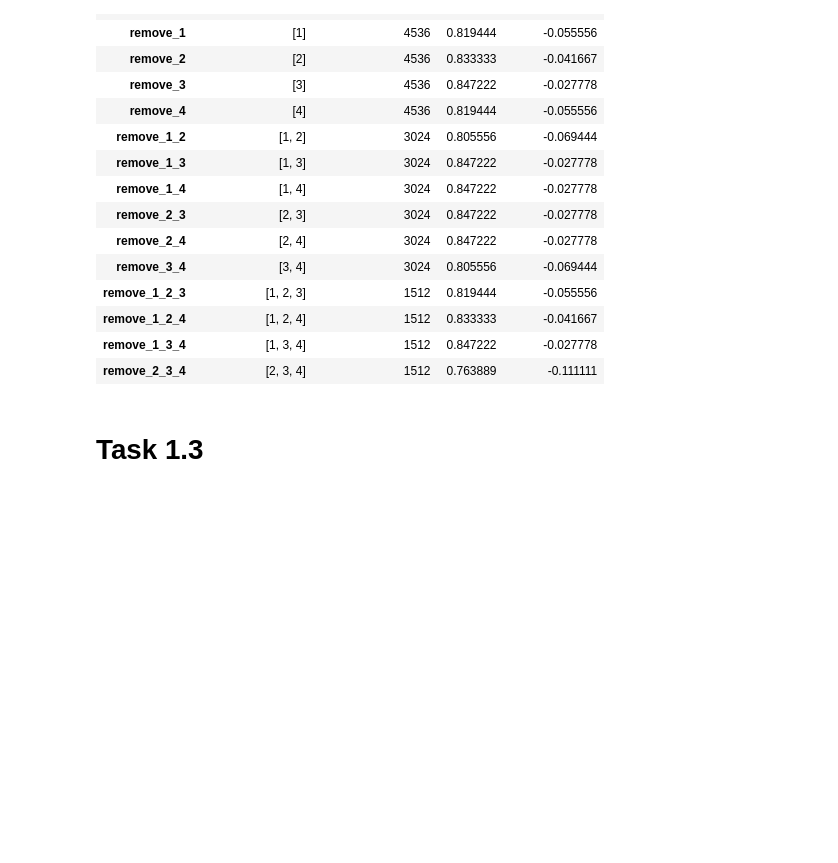
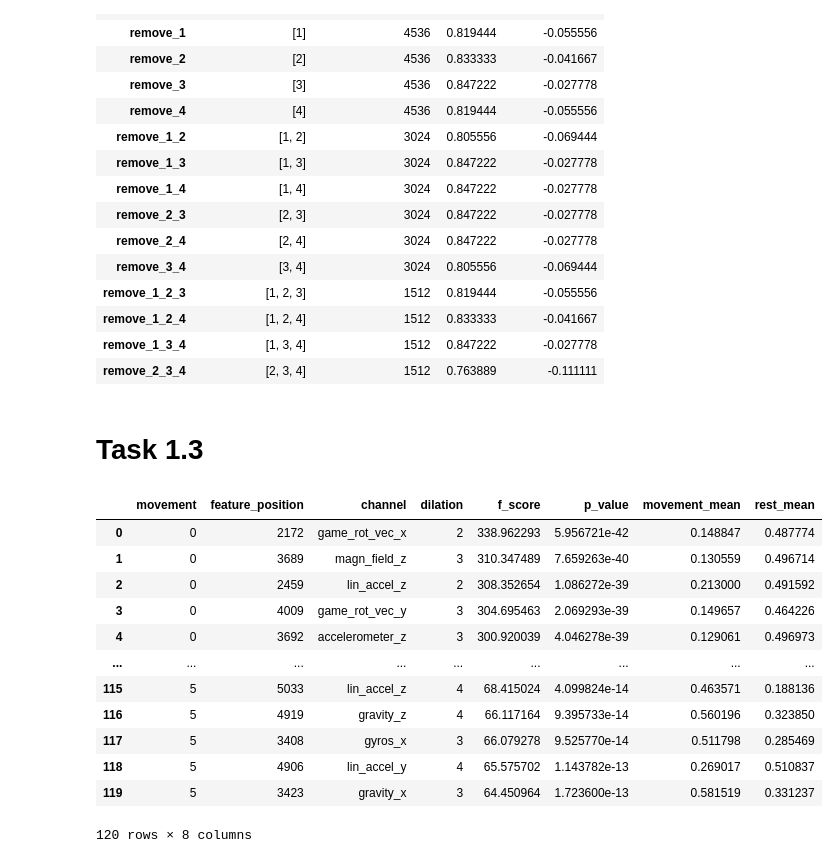
Before and after one commit to silviatommaso/human_motion_computing, a Jupyter notebook: part_I.ipynb, the cells around one changed output. Saved outputs shown, nothing was run; the diff lists cells and outputs as text; code cells hidden in the pictures; blank space fills up the shorter version.

Commit message:
Task 1.3

```diff
--- a/part_I.ipynb
+++ b/part_I.ipynb
@@ -248,0 +327,20 @@ ax = pattern_importances.plot(kind="barh", figsize=(6,20))
+# %%
+pattern_table = (pattern_results_df[["movement", "feature_position", "channel", "dilation", "f_score", "p_value", "movement_mean", "rest_mean"]].sort_values(["movement", "f_score"], ascending=[True, False]).reset_index(drop=True))
+
+pattern_table.to_csv("experimental_results/task_1_3_discriminative_patterns.csv", index=False)
+
+pattern_table
+# %% [output]
+|  | movement | feature_position | channel | dilation | f_score | p_value | movement_mean | rest_mean |
+| 0 | 0 | 2172 | game_rot_vec_x | 2 | 338.962293 | 5.956721e-42 | 0.148847 | 0.487774 |
+| 1 | 0 | 3689 | magn_field_z | 3 | 310.347489 | 7.659263e-40 | 0.130559 | 0.496714 |
+| 2 | 0 | 2459 | lin_accel_z | 2 | 308.352654 | 1.086272e-39 | 0.213000 | 0.491592 |
+| 3 | 0 | 4009 | game_rot_vec_y | 3 | 304.695463 | 2.069293e-39 | 0.149657 | 0.464226 |
+| 4 | 0 | 3692 | accelerometer_z | 3 | 300.920039 | 4.046278e-39 | 0.129061 | 0.496973 |
+| ... | ... | ... | ... | ... | ... | ... | ... | ... |
+| 115 | 5 | 5033 | lin_accel_z | 4 | 68.415024 | 4.099824e-14 | 0.463571 | 0.188136 |
+| 116 | 5 | 4919 | gravity_z | 4 | 66.117164 | 9.395733e-14 | 0.560196 | 0.323850 |
+| 117 | 5 | 3408 | gyros_x | 3 | 66.079278 | 9.525770e-14 | 0.511798 | 0.285469 |
+| 118 | 5 | 4906 | lin_accel_y | 4 | 65.575702 | 1.143782e-13 | 0.269017 | 0.510837 |
+| 119 | 5 | 3423 | gravity_x | 3 | 64.450964 | 1.723600e-13 | 0.581519 | 0.331237 |
+120 rows × 8 columns
```
Also changed, not shown: parts of 4 cells of this notebook, 2 other files.
